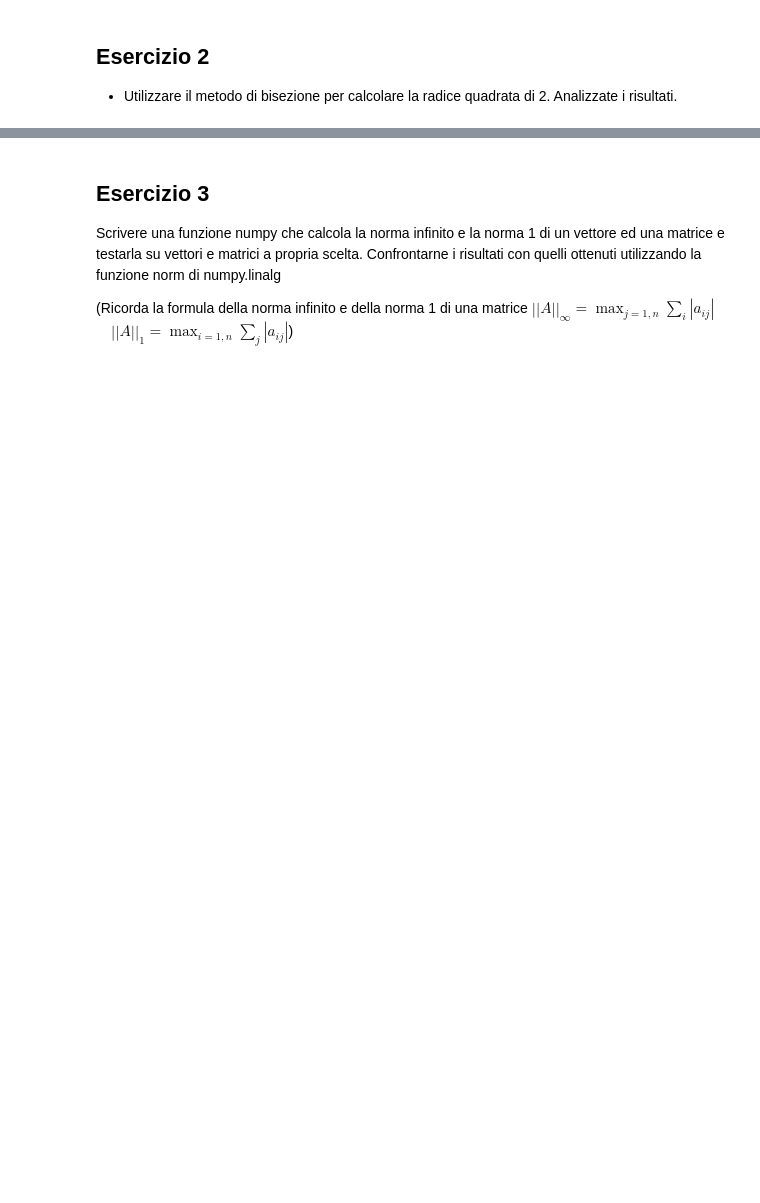
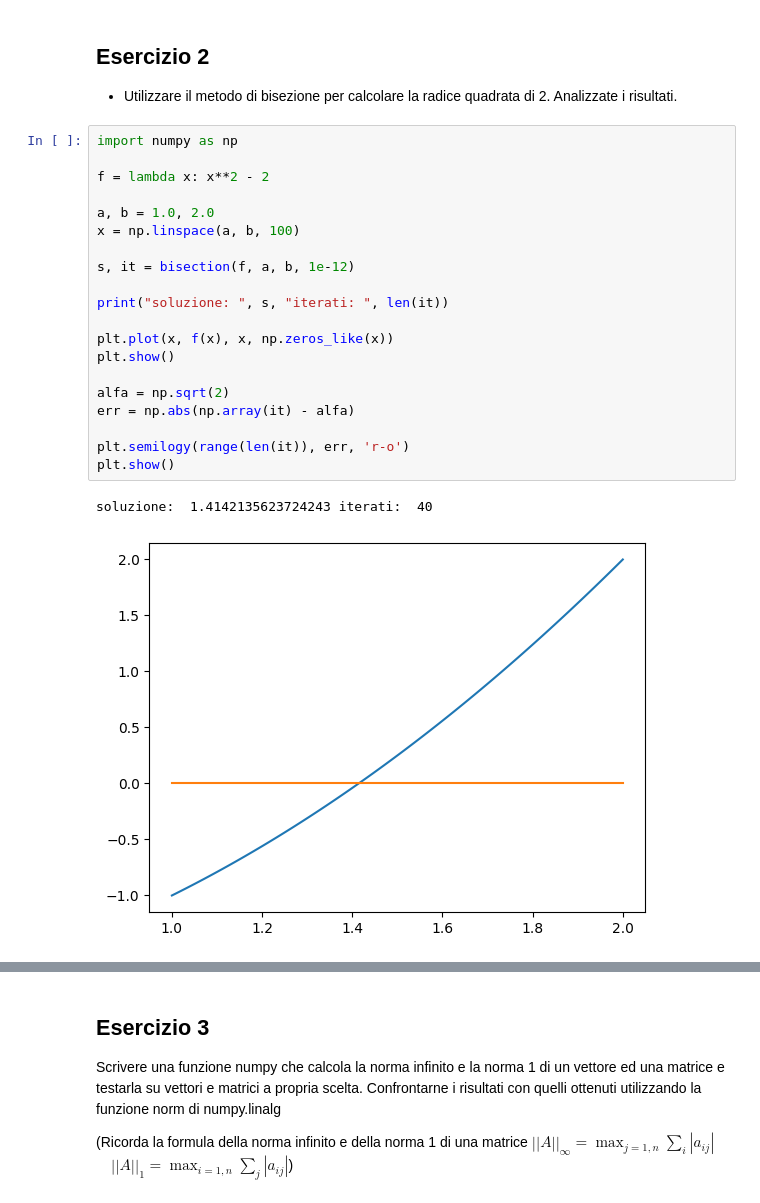
Before and after one commit to alessandrorebosio/Numerical-methods-for-AI, a Jupyter notebook: 05-zeros.ipynb, the cells around one changed output, grey strips where cells are left out. Saved outputs shown, nothing was run; the diff lists cells and outputs as text; blank space fills up the shorter version.

```diff
--- a/05-zeros.ipynb
+++ b/05-zeros.ipynb
@@ -29,3 +128,26 @@ Mostrare in un grafico in scala semilogaritmica sulle ordinate (comando semilogy
 ## Esercizio 2
 
 - Utilizzare il metodo di bisezione per calcolare la radice quadrata di 2. Analizzate i risultati.
+# %%
+import numpy as np
+
+f = lambda x: x**2 - 2
+
+a, b = 1.0, 2.0
+x = np.linspace(a, b, 100)
+
+s, it = bisection(f, a, b, 1e-12)
+
+print("soluzione: ", s, "iterati: ", len(it))
+
+plt.plot(x, f(x), x, np.zeros_like(x))
+plt.show()
+
+alfa = np.sqrt(2)
+err = np.abs(np.array(it) - alfa)
+
+plt.semilogy(range(len(it)), err, 'r-o')
+plt.show()
+# %% [output]
+soluzione:  1.4142135623724243 iterati:  40
+[figure, added]
```
Also changed, not shown: parts of 5 cells of this notebook.
